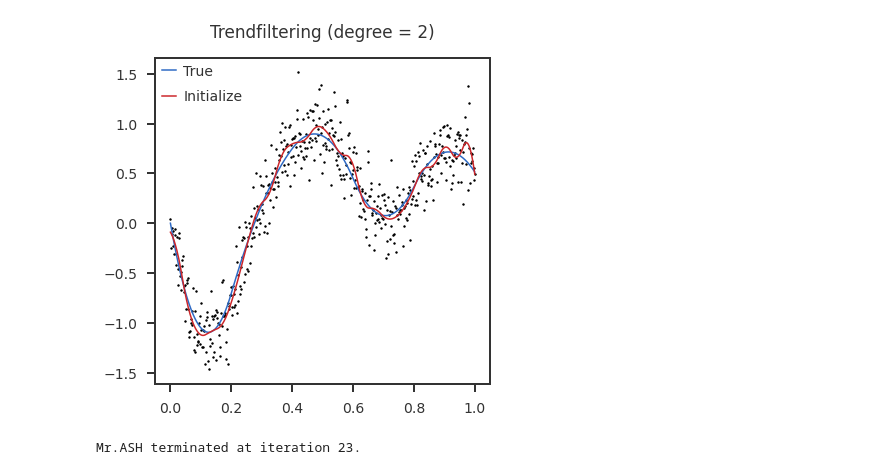
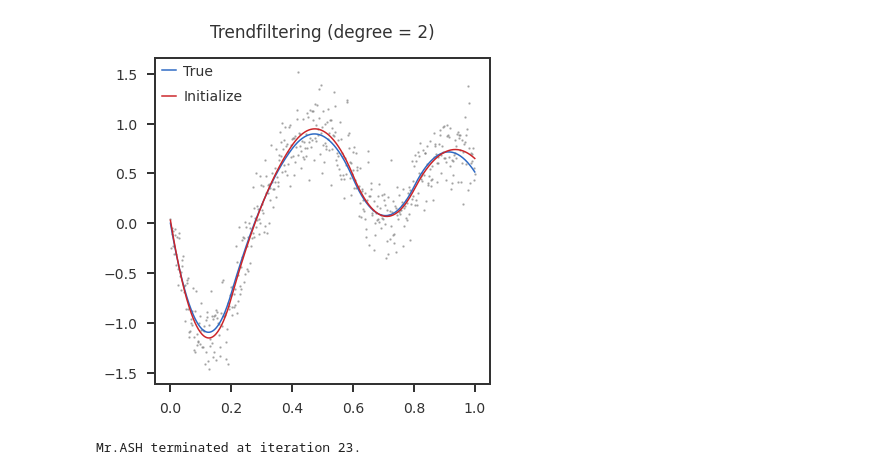
Before and after one commit to banskt/mr-ash-pen-workspace, a Jupyter notebook: notebooks/newtons_method_optimization/trendfiltering_newtons_method_bspline_smoothing_initialize.ipynb, the cells around one changed output. Cells and saved outputs as stored; diff of their text form; code cells hidden in the pictures.

```diff
--- a/notebooks/newtons_method_optimization/trendfiltering_newtons_method_bspline_smoothing_initialize.ipynb
+++ b/notebooks/newtons_method_optimization/trendfiltering_newtons_method_bspline_smoothing_initialize.ipynb
@@ -48,21 +48,22 @@ wtrue = emfit(np.dot(Hinv, data.ytrue), prior.sk)
 wmod = prior.softmax_inverse(wtrue, eps = 0)
 prior.update_wmod(wmod)
 
-y_init = bspline_smoothing(data.x, data.y, degree, nknots = int(n / 20))
+#y_init = bspline_smoothing(data.x, data.y, degree, nknots = int(n / 20))
 #y_init = np.random.rand(n)
+y_init = bspline_smoothing(data.x, data.y, degree, nknots = nknots)
 # %%
 mpl_stylesheet.banskt_presentation(splinecolor = 'black', dpi = 72)
 fig = plt.figure(figsize = (6, 6))
 
 ax = fig.add_subplot(1, 1, 1)
-ax.scatter(data.x, data.y, s = 2, color = 'black')
+ax.scatter(data.x, data.y, s = 2, color = 'grey', alpha = 0.5)
 ax.plot(data.x, data.ytrue, label = 'True')
 ax.plot(data.x, y_init, label = 'Initialize')
 ax.set_title(f"Trendfiltering (degree = {degree})", pad = 20)
 ax.legend()
 plt.show()
 # %% [output]
-[figure, old version]
+[figure, new version]
 # %%
 '''
 Get oracle ELBO from mr.ash.alpha
```
Also changed, not shown: parts of 1 cell of this notebook, 9 other files.
